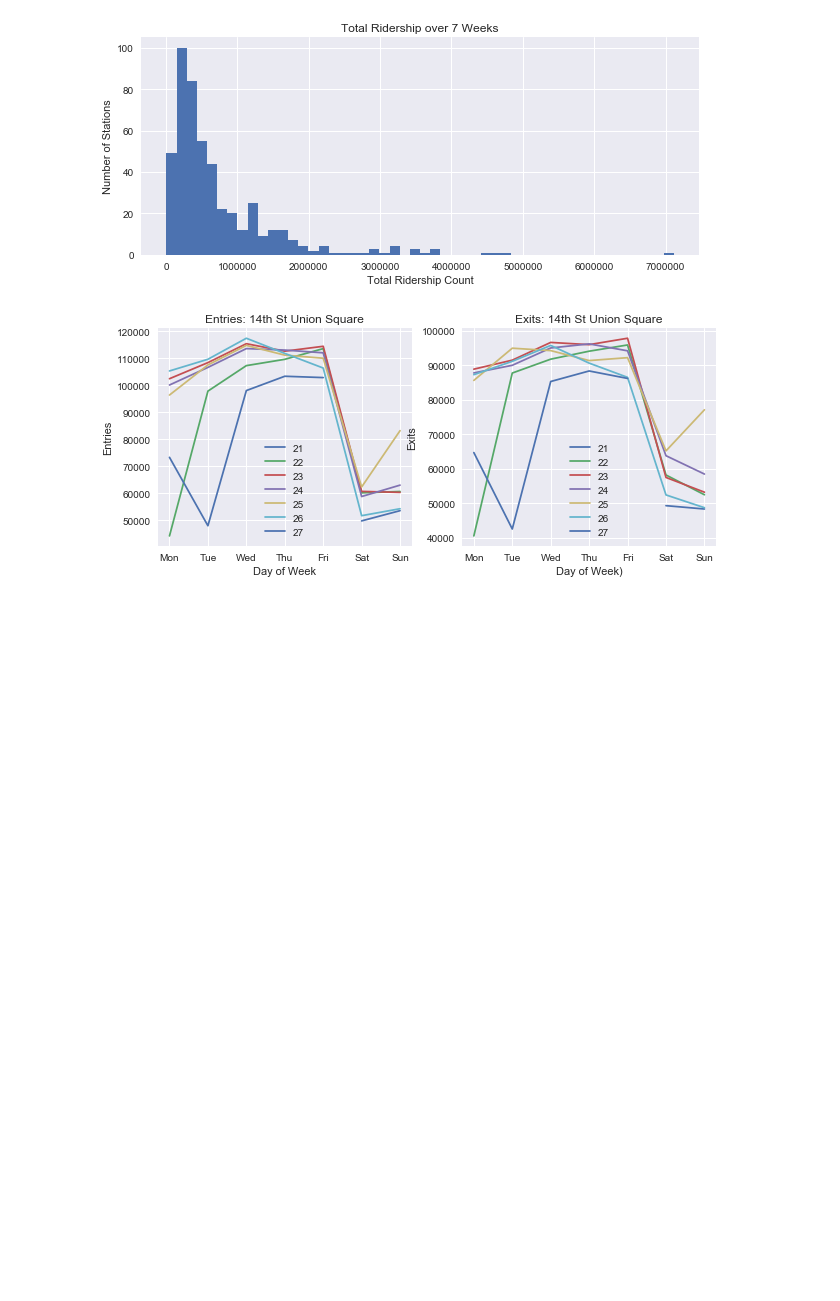
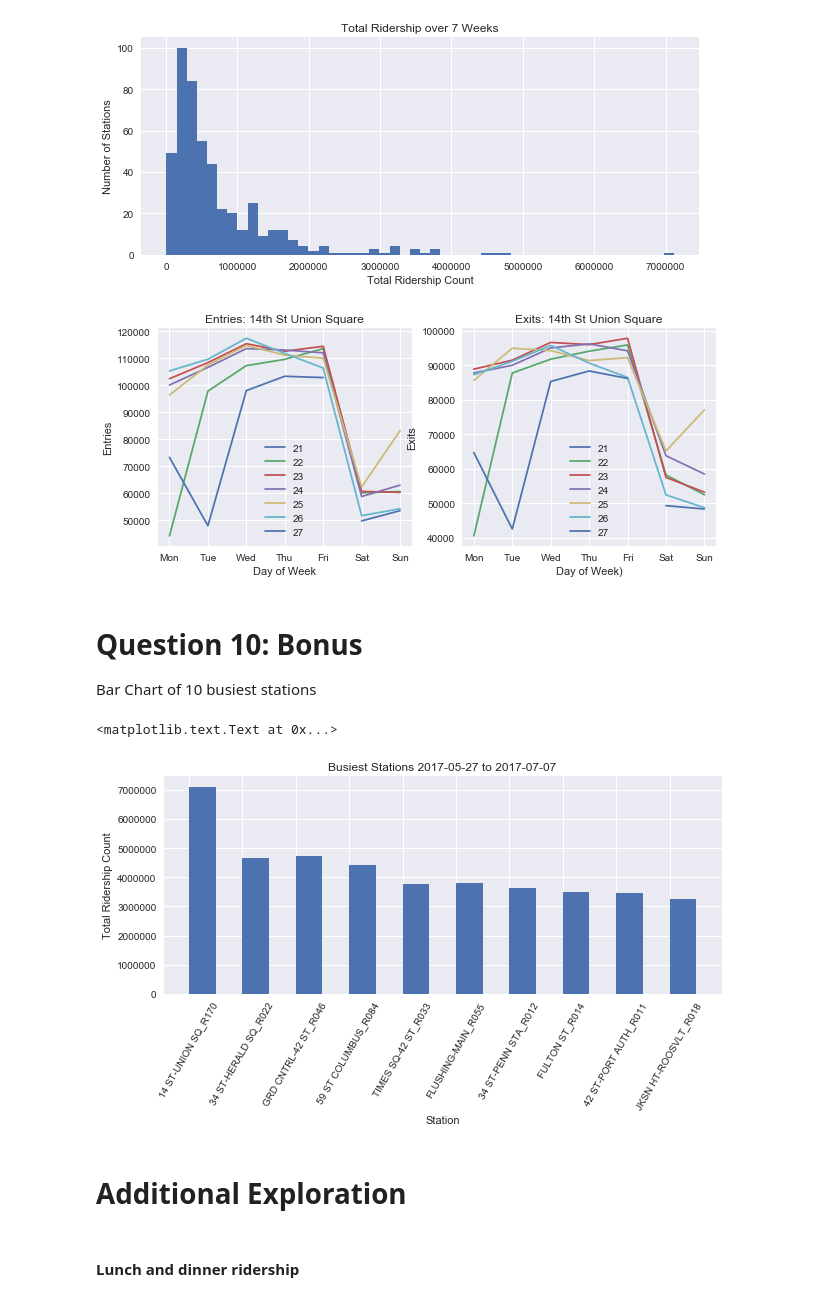
Before and after one commit to everling-prime/benson, a Jupyter notebook: mta_challenges_pandas_mvl.ipynb, the cells around one changed output. Drawn from its saved outputs; the diff is of its cells as text; code cells hidden in the pictures; blank space fills up the shorter version.

```diff
--- a/mta_challenges_pandas_mvl.ipynb
+++ b/mta_challenges_pandas_mvl.ipynb
@@ -374,3 +376,33 @@ top_station = station_daily.loc[(top_station_rows)]
 make_rainbow_plot(top_station,'14th St Union Square')
 # %% [output]
 [figure]
+# %% [markdown]
+# Question 10: Bonus
+Bar Chart of 10 busiest stations
+# %%
+xlabs = stations_summed.iloc[0:10]['station_unit']
+yvals = stations_summed.iloc[0:10]['total_traffic']
+xvals = range(0,len(yvals))
+# %%
+fig, ax = plt.subplots(figsize=(10, 4))
+ax.bar(xvals,yvals,
+        edgecolor='none',
+        width=0.5,
+        align='edge',
+        label='y1')
+ax.set_xticks(xvals);
+plt.xticks(rotation = 60)
+ax.set_xticklabels(xlabs);
+ax.set_xlabel('Station')
+ax.set_ylabel('Total Ridership Count')
+
+min_date = str(station_daily['dtime'].min().date())
+max_date = str(station_daily['dtime'].max().date())
+ax.set_title('Busiest Stations %s to %s' % (min_date,max_date))
+# %% [output]
+<matplotlib.text.Text at 0x...>
+[figure, added]
+# %% [markdown]
+# Additional Exploration
+# %% [markdown]
+#### Lunch and dinner ridership
```
Also changed, not shown: parts of 3 cells of this notebook.
